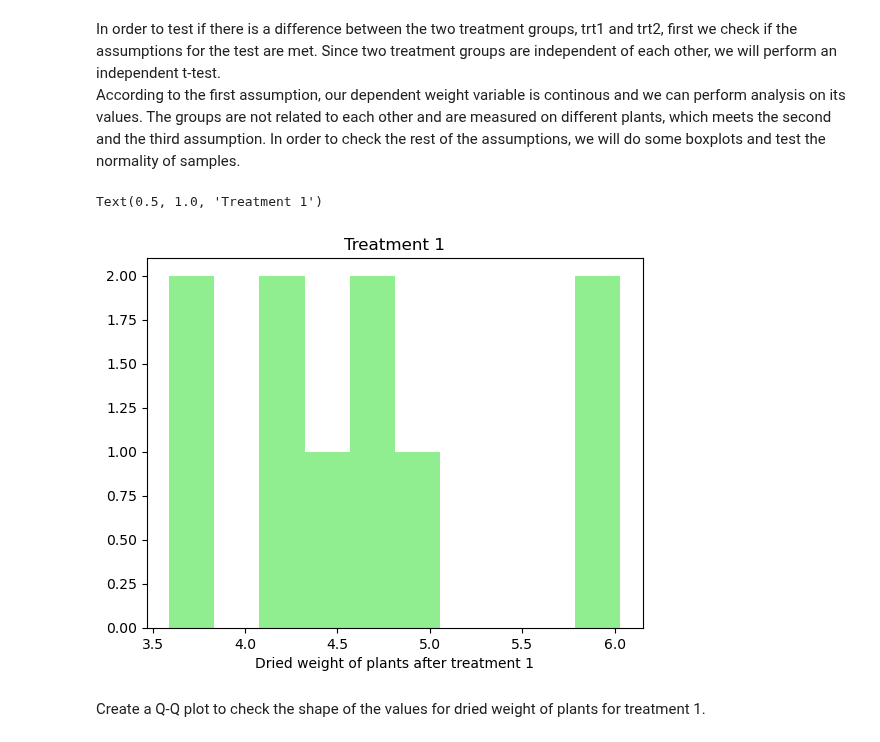
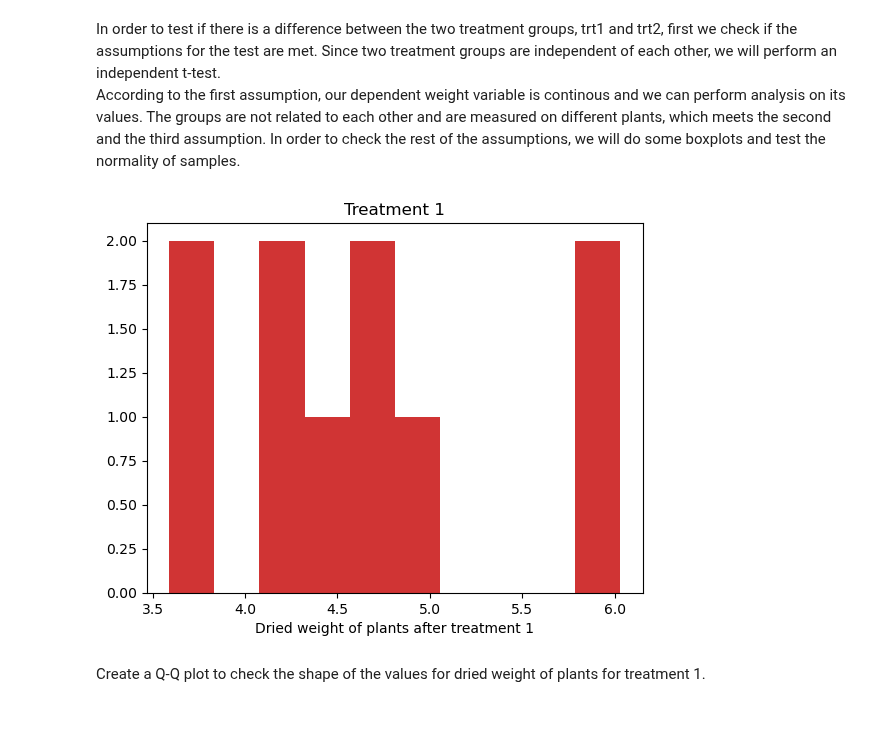
Before and after one commit to Tanja888/applied_statistics, a Jupyter notebook: project.ipynb, the cells around one changed output. Cells and saved outputs as stored; diff of their text form; code cells hidden in the pictures.

```diff
--- a/project.ipynb
+++ b/project.ipynb
@@ -136,16 +136,15 @@ In order to test if there is a difference between the two treatment groups, trt1
 According to the first assumption, our dependent weight variable is continous and we can perform analysis on its values. The groups are not related to each other and are measured on different plants, which meets the second and the third assumption. In order to check the rest of the assumptions, we will do some boxplots and test the normality of samples.
 # %%
 # Plot the treatment group 1
-plt.hist(trt1_group, color='lightgreen')
+plt.hist(trt1_group, color='#d03434')
 
 # Add a label to the x-axis
 plt.xlabel("Dried weight of plants after treatment 1")
 
 # Add a title to the plot
-plt.title("Treatment 1")
+plt.title("Treatment 1");
 # %% [output]
-Text(0.5, 1.0, 'Treatment 1')
-[figure, old version]
+[figure, new version]
 # %% [markdown]
 Create a Q-Q plot to check the shape of the values for dried weight of plants for treatment 1.
 # %%
```
Also changed, not shown: parts of 18 cells of this notebook.
